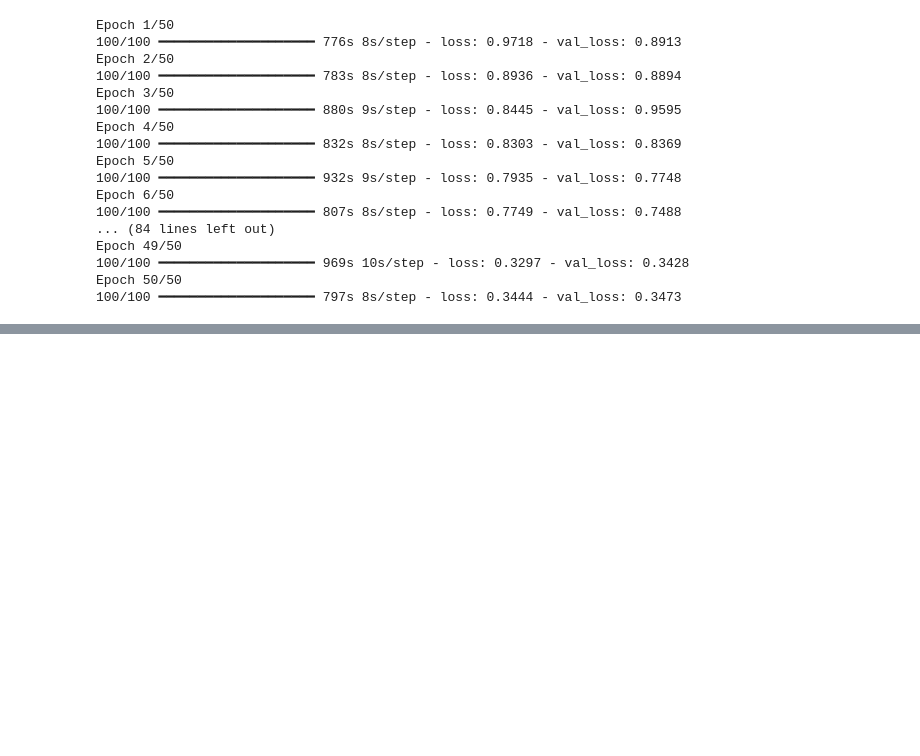
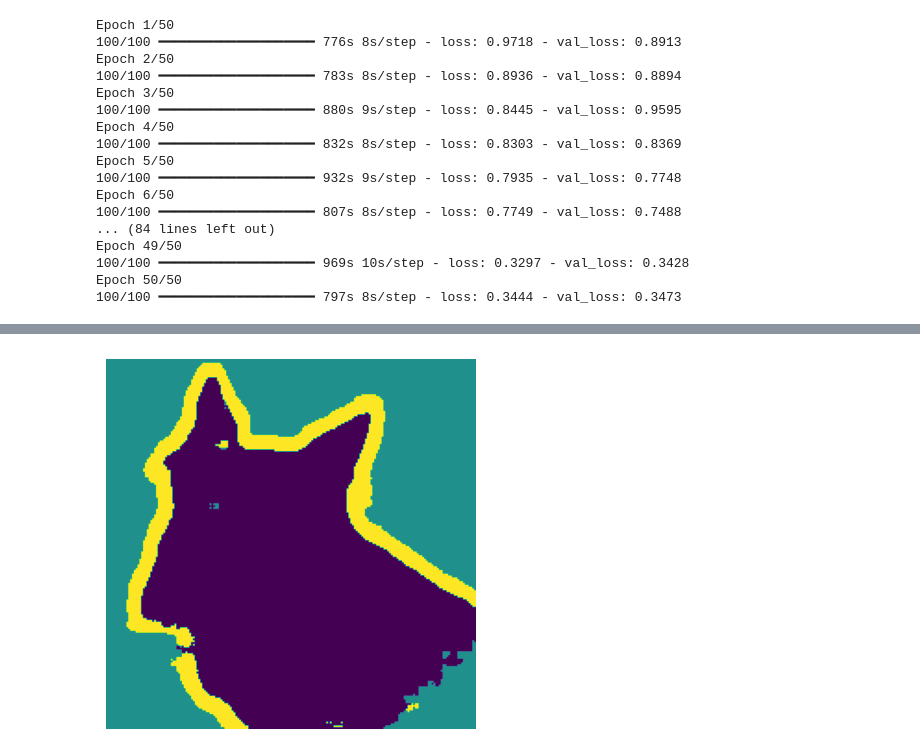
Before and after one commit to RanieryMendes/image-segmentation-cnn, a Jupyter notebook: segementation.ipynb, the cells around one changed output, grey strips where cells are left out. Cells and saved outputs as stored; diff of their text form; code cells hidden in the pictures; blank space fills up the shorter version.

```diff
--- a/segementation.ipynb
+++ b/segementation.ipynb
@@ -181,0 +207,10 @@ Epoch 50/50
+# %%
+def display_mask(pred):
+    mask = np.argmax(pred, axis=-1)
+    mask *= 127
+    plt.axis("off")
+    plt.imshow(mask)
+
+display_mask(mask)
+# %% [output]
+[figure, added]
```
Also changed, not shown: parts of 3 cells of this notebook.
